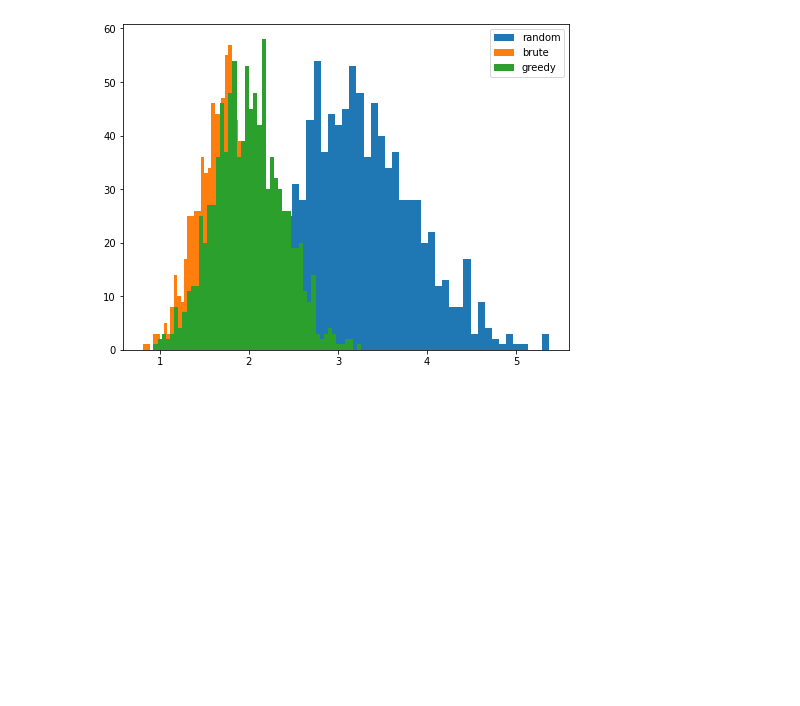
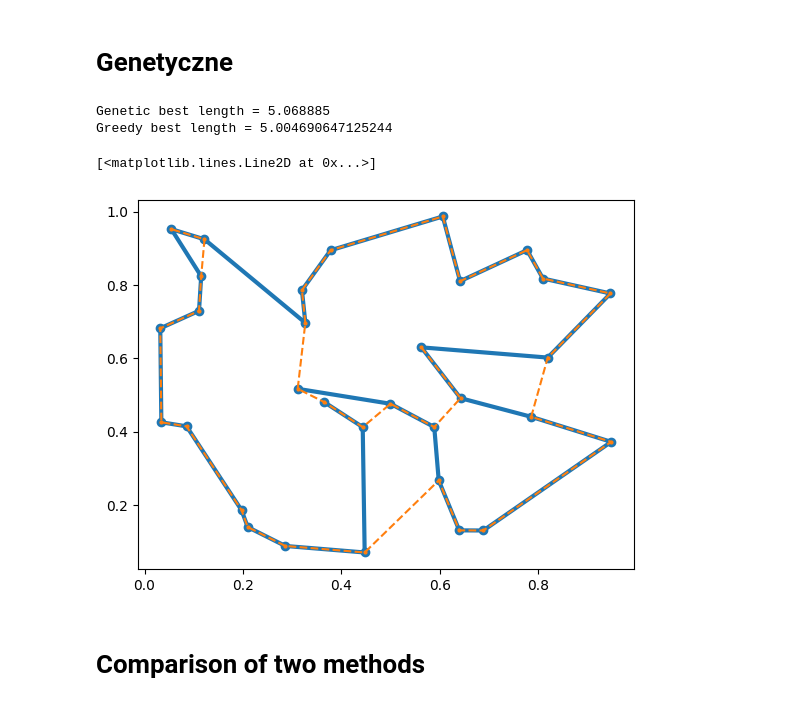
Before and after one commit to ficnawode/Genetic-Algos, a Jupyter notebook: algo.ipynb, the cells around one changed output. Cells and saved outputs as stored; diff of their text form; code cells hidden in the pictures; blank space fills up the shorter version.

Commit message:
Added genetic mathod

```diff
--- a/algo.ipynb
+++ b/algo.ipynb
@@ -24,7 +25,7 @@ def distance(p1:Point,p2:Point):
 
 @jit
 def calculate_path_length(path: list)->float:
-    length = 0
+    length = distance(path[0], path[-1]) # Uwzglednienie toru zamknietego
     for i in range(len(path) - 1):
         length += distance(path[i], path[i+1])
     return length
@@ -74,5 +75,52 @@ plt.hist(greedy_path_lengths, 50, label='greedy')
 
 plt.legend()
 plt.show()
-# %% [output]
-[figure, removed]
+# %% [markdown]
+# Genetyczne
+# %%
+# Before running compile algos.c -> run_algos (./Makefile.sh)
+# Creates files: cities.txt, path_lengths.txt
+# * cities.txt - cities ordered in best found path
+# * path_lengths.txt - 1st col: best path of every iteration, 2nd col: all time best
+def gen_algo_run(num_cities, pop_size, mut_prob, cross_prob, num_iters):
+    cmd = "./run_algos {0} {1} {2} {3} {4} > cities.txt".format(num_cities, pop_size, mut_prob, cross_prob, num_iters)
+    os.system(cmd)
+    shortest_path_history = np.loadtxt("path_lengths.txt")
+    cities_in_best_order = np.loadtxt("cities.txt")
+    return shortest_path_history.T, cities_in_best_order.T
+def cities_to_points_list(cities):
+    return [Point(i, cities[0, i], cities[1, i]) for i in range(cities[0].size)]
+def points_list_to_xy(points):
+    xret = np.empty(len(points))
+    yret = np.empty(len(points))
+    for i in range(len(points)):
+        xret[i] = points[i].x
+        yret[i] = points[i].y
+    return xret, yret
+# %%
+# (64, 1024, 8.0/1024, 0.2, 5000) ~ 30 sec
+# (32, 10000, 8.0/10000, 0.2, 1000) ~ 2m30s
+hist, cities = gen_algo_run(32, 10000, 8.0/10000, 0.2, 1000)
+# %%
+
+# Robimy kopie mias i je mieszamy, porownanie bedzie sprawiedliwe
+cities_cpy = cities.copy()
+np.random.shuffle(cities_cpy.T)
+
+pts = cities_to_points_list(cities_cpy)
+pts = find_greedy_salesman_path(pts)
+greedy_len = calculate_path_length(pts)
+greedy_x, greedy_y = points_list_to_xy(pts)
+
+# Porownanie dlugosci
+print(f"Genetic best length = {hist[1, -1]}")
+print(f"Greedy best length = {greedy_len}")
+
+# Plotowanie sciezek
+plt.plot(cities[0], cities[1], '-o', lw=3.0, label='Genetic')
+plt.plot(greedy_x, greedy_y, '--o', markersize=2.0, label='Greedy')
+# %% [output]
+Genetic best length = 5.068885
+Greedy best length = 5.004690647125244
+[<matplotlib.lines.Line2D at 0x...>]
+[figure, added]
@@ -78,0 +132,2 @@ plt.show()
+# %% [markdown]
+# Comparison of two methods
```
Also changed, not shown: parts of 4 cells of this notebook, 3 other files.
